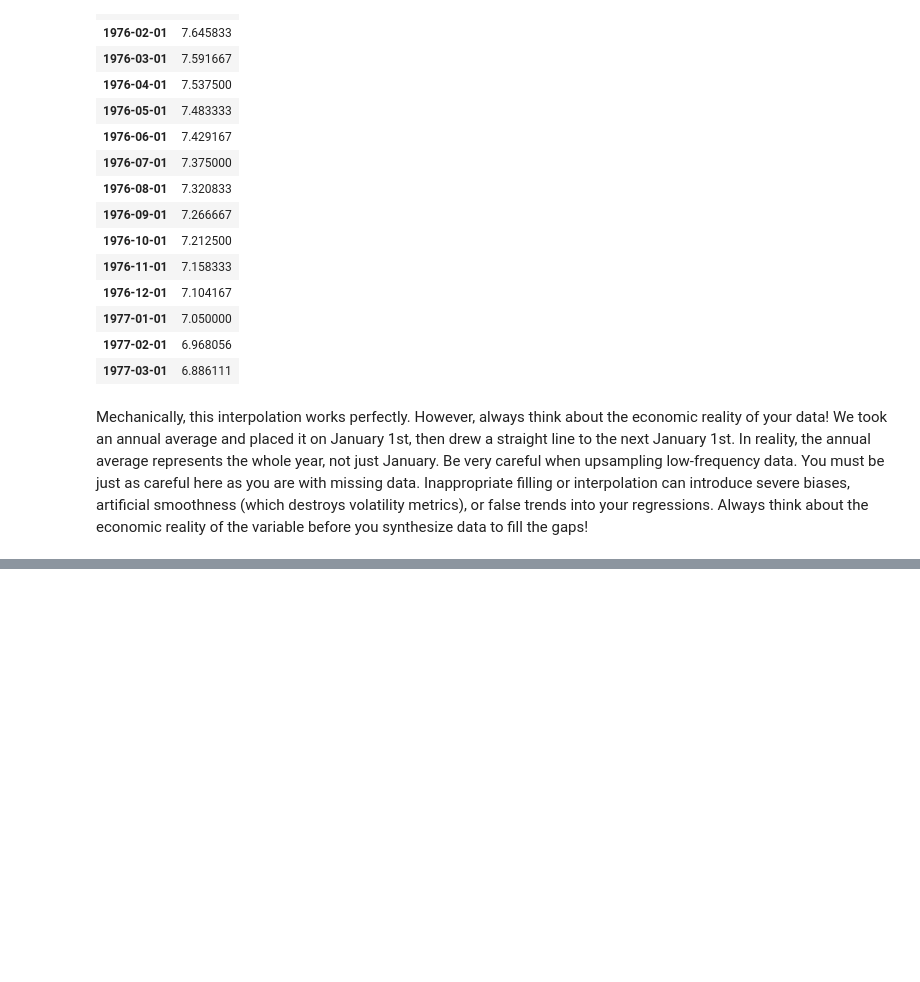
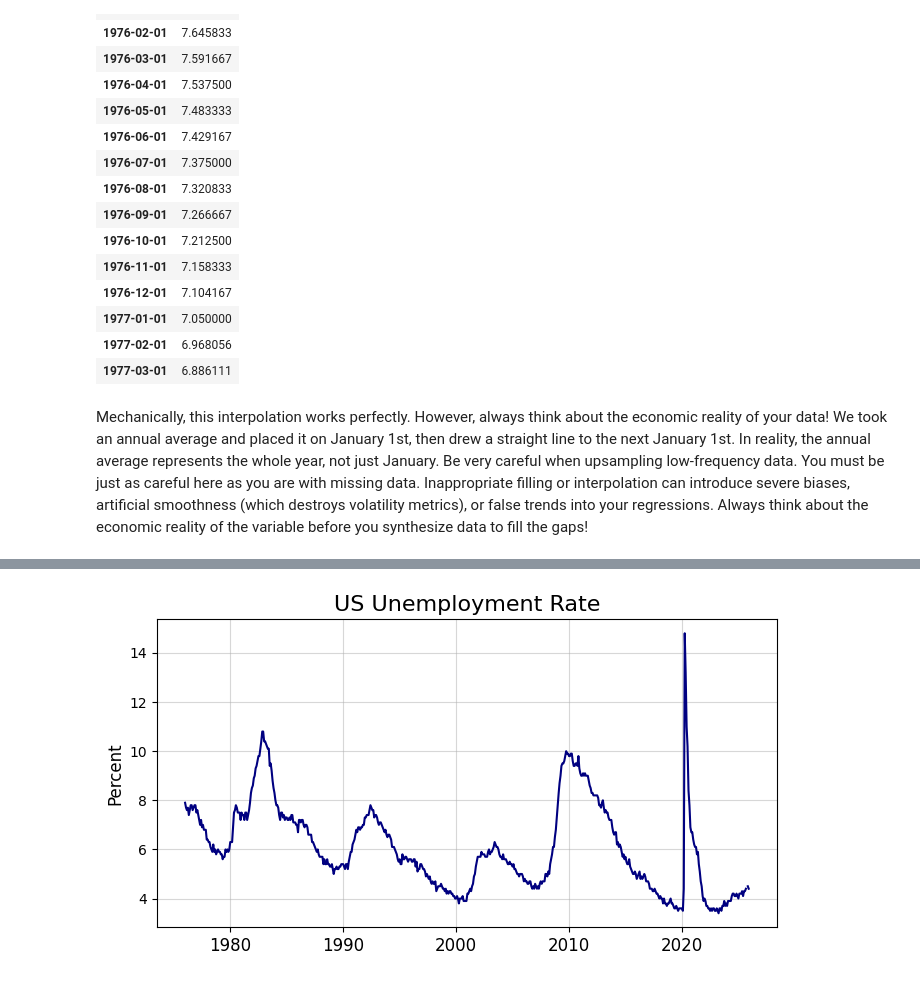
Before and after one commit to williamwuillemin/Intro-to-Programming-Lecture-6-HSG, a Jupyter notebook: Lecture_6_TryOut.ipynb, the cells around one changed output, grey strips where cells are left out. Saved outputs shown, nothing was run; the diff lists cells and outputs as text; code cells hidden in the pictures; blank space fills up the shorter version.

```diff
--- a/Lecture_6_TryOut.ipynb
+++ b/Lecture_6_TryOut.ipynb
@@ -499,0 +698,20 @@ Mechanically, this interpolation works perfectly. However, always think about th
+# %%
+plt.figure(figsize=(8, 4))
+
+# Plot with styling options
+plt.plot(df.index,df["unrate"],color="navy",linewidth=1.5,linestyle="-")
+
+# Title and axis labels with font sizes
+plt.title("US Unemployment Rate", fontsize=16)
+
+plt.ylabel("Percent", fontsize=12)
+
+plt.xticks(fontsize=12)   # x-axis tick labels (dates)
+plt.yticks(fontsize=10)   # optional: y-axis tick labels
+
+# Add a light dashed grid
+plt.grid(alpha=0.5, linestyle="-")
+
+plt.show()
+# %% [output]
+[figure, added]
```
Also changed, not shown: parts of 25 cells of this notebook.
